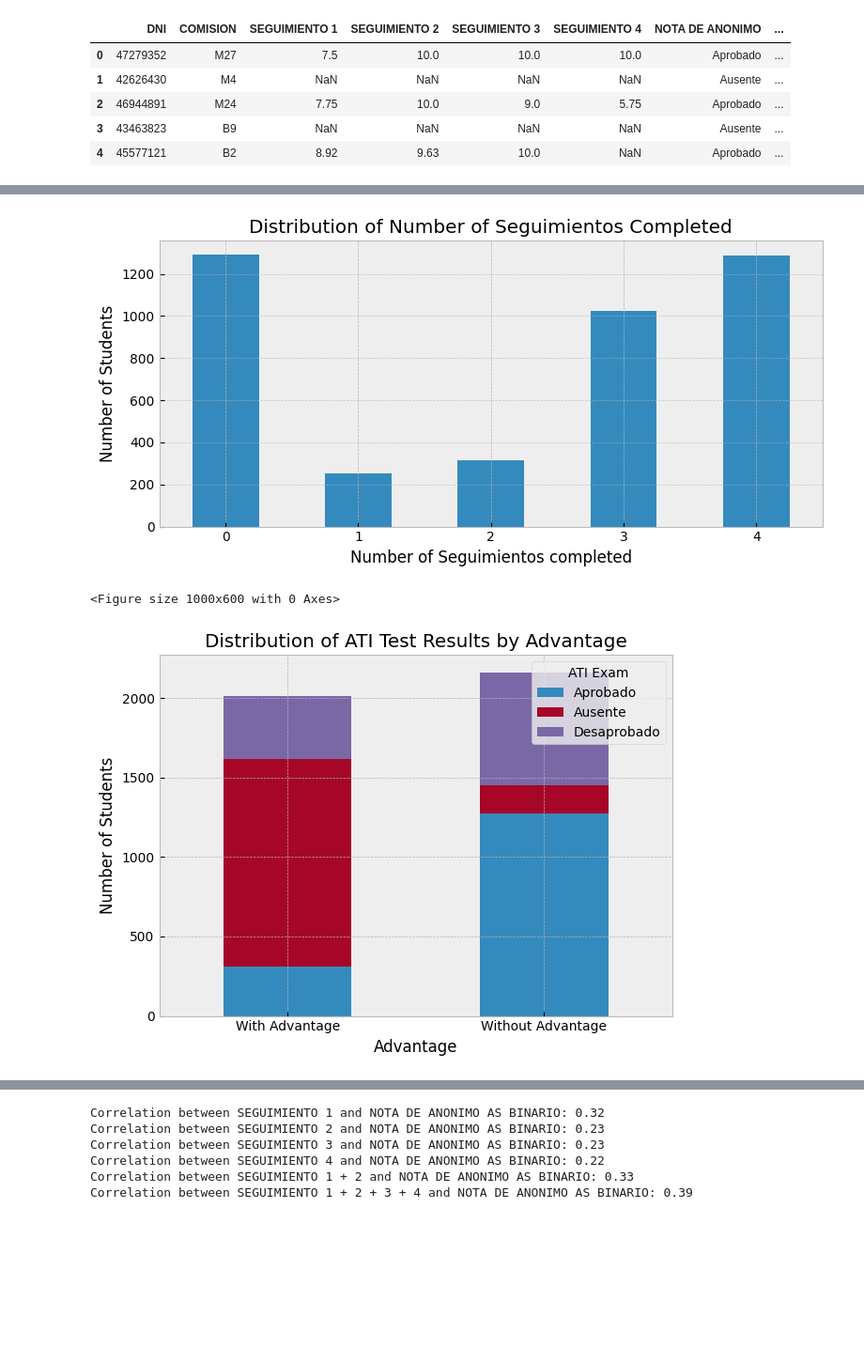
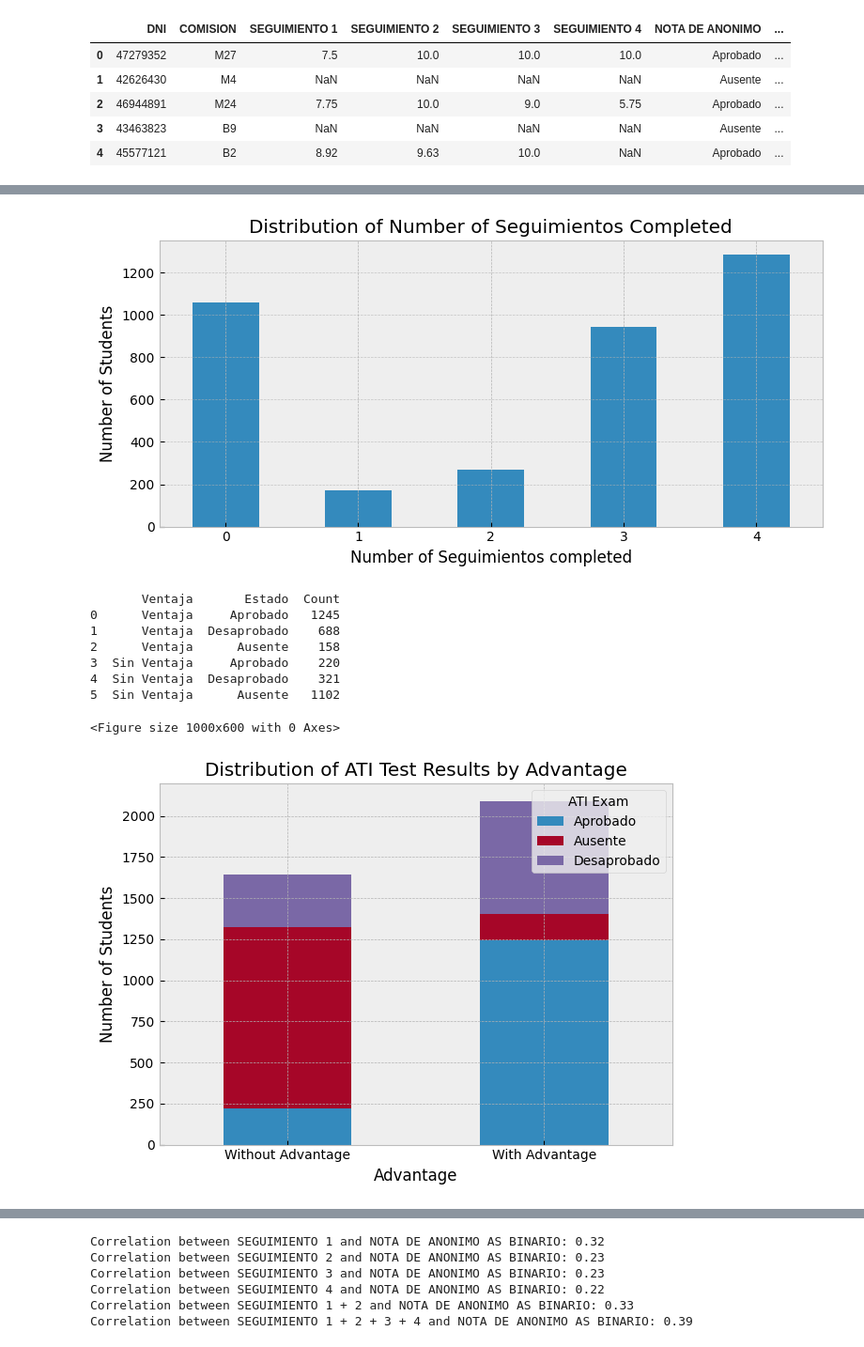
Before and after one commit to EliasReutelsterz/metodos_analysis_de_datos_I, a Jupyter notebook: propio/04_nivelacion_analysis.ipynb, the cells around one changed output, grey strips where cells are left out. Shown at 94% size. Cells and saved outputs as stored; diff of their text form; code cells hidden in the pictures; blank space fills up the shorter version.

Commit message:
deleted duplicates

```diff
--- a/propio/04_nivelacion_analysis.ipynb
+++ b/propio/04_nivelacion_analysis.ipynb
@@ -67,3 +67,16 @@ File 2025-1 (M1) Matemática - ATI 1 Fase 1-2025 - ATI 1 - Fase 1 - Actividad d
 File ATI 1 Fase 1 - Matemática - Tres Arroyos-2025 - ATI 1 - Fase 1 - Actividad de seguimiento 3 - Cursos M-calificaciones.xlsx does not contain a commission number.
 File ATI 1 Fase 1 - Matemática - Tres Arroyos-2025 - ATI 1 - Fase 1 - Actividad de seguimiento 4 - Cursos M-calificaciones.xlsx does not contain a commission number.
 Number of people not in anonimo file: 193
+# %%
+# solve the following problem: there are people with more than one commission, who only participated in the seguimientos of one of them. -> find this commission and delete the other entry.
+# therefore take the maximum of the seguimientos for those people
+print(f"Length of df before dropping duplicates: {len(df)}")
+for dni in df["DNI"].unique():
+    if len(df[df["DNI"] == dni]) > 1:
+        max_seguimientos = 0
+        index_max = None
+        for index, row in df[df["DNI"] == dni].iterrows():
+            max_seguimientos = max(max_seguimientos, sum(row[f"SEGUIMIENTO {i}"] for i in range(1, 5)))
+            index_max = index if sum(row[f"SEGUIMIENTO {i}"] for i in range(1, 5)) == max_seguimientos else index_max
+        df = df.drop(df[(df["DNI"] == dni) & (df.index != index_max)].index)
+print(f"Length of df after dropping duplicates: {len(df)}")
@@ -114,41 +130,50 @@ plt.grid(axis='y', linestyle='--', alpha=0.7)
 plt.tight_layout()
 plt.show()
 # %% [output]
-[figure, old version]
+[figure, new version]
 # %%
 # Probability of passing given advantage / no advantage
 num_ventaje_aprovado = df[(df["Ventaje"] == True) & (df["NOTA DE ANONIMO AS BINARIO"] == 1)].shape[0]
 num_ventaje_desaprovado = df[(df["Ventaje"] == True) & (df["NOTA DE ANONIMO AS BINARIO"] == 0)].shape[0]
 num_ventaje_ausente = df[(df["Ventaje"] == True) & (pd.isna(df["NOTA DE ANONIMO AS BINARIO"]))].shape[0]
 num_sin_ventaje_aprovado = df[(df["Ventaje"] == False) & (df["NOTA DE ANONIMO AS BINARIO"] == 1)].shape[0]
 num_sin_ventaje_desaprovado = df[(df["Ventaje"] == False) & (df["NOTA DE ANONIMO AS BINARIO"] == 0)].shape[0]
 num_sin_ventaje_ausente = df[(df["Ventaje"] == False) & (pd.isna(df["NOTA DE ANONIMO AS BINARIO"]))].shape[0]
 
 # Create a DataFrame for the stacked bar chart
 data = {
     'Ventaja': ['Ventaja', 'Ventaja', 'Ventaja', 'Sin Ventaja', 'Sin Ventaja', 'Sin Ventaja'],
     'Estado': ['Aprobado', 'Desaprobado', 'Ausente', 'Aprobado', 'Desaprobado', 'Ausente'],
     'Count': [num_ventaje_aprovado, num_ventaje_desaprovado, num_ventaje_ausente,
               num_sin_ventaje_aprovado, num_sin_ventaje_desaprovado, num_sin_ventaje_ausente]
 }
 df_stacked = pd.DataFrame(data)
 
+print(df_stacked)
+
 # Plotting the stacked bar chart
 # Set the colorscheme to pastel colors
 
 plt.figure(figsize=(10, 6))
 df_stacked.pivot(index='Ventaja', columns='Estado', values='Count').plot(kind='bar', stacked=True)
 plt.title('Distribution of ATI Test Results by Advantage')
 plt.xlabel('Advantage')
 plt.ylabel('Number of Students')
-plt.xticks(ticks=np.arange(2), labels=['With Advantage', 'Without Advantage'], rotation=0)
+plt.xticks(ticks=np.arange(2), labels=['Without Advantage', 'With Advantage'], rotation=0)
 plt.xticks(rotation=0)
 plt.legend(title='ATI Exam', loc='upper right')
 plt.tight_layout()
 plt.show()
 # %% [output]
-<Figure size 1000x600 with 0 Axes>
+       Ventaja       Estado  Count
+0      Ventaja     Aprobado   1245
+1      Ventaja  Desaprobado    688
+2      Ventaja      Ausente    158
+3  Sin Ventaja     Aprobado    220
+4  Sin Ventaja  Desaprobado    321
+5  Sin Ventaja      Ausente   1102
+<Figure size 1000x600 with 0 Axes>
-[figure, old version]
+[figure, new version]
 # %%
 # get chance of aprovado for all participants
 chance_aprobado = df["NOTA DE ANONIMO AS BINARIO"].sum() / df["NOTA DE ANONIMO AS BINARIO"].notna().sum()
```
Also changed, not shown: parts of 8 cells of this notebook, 9 other files.
